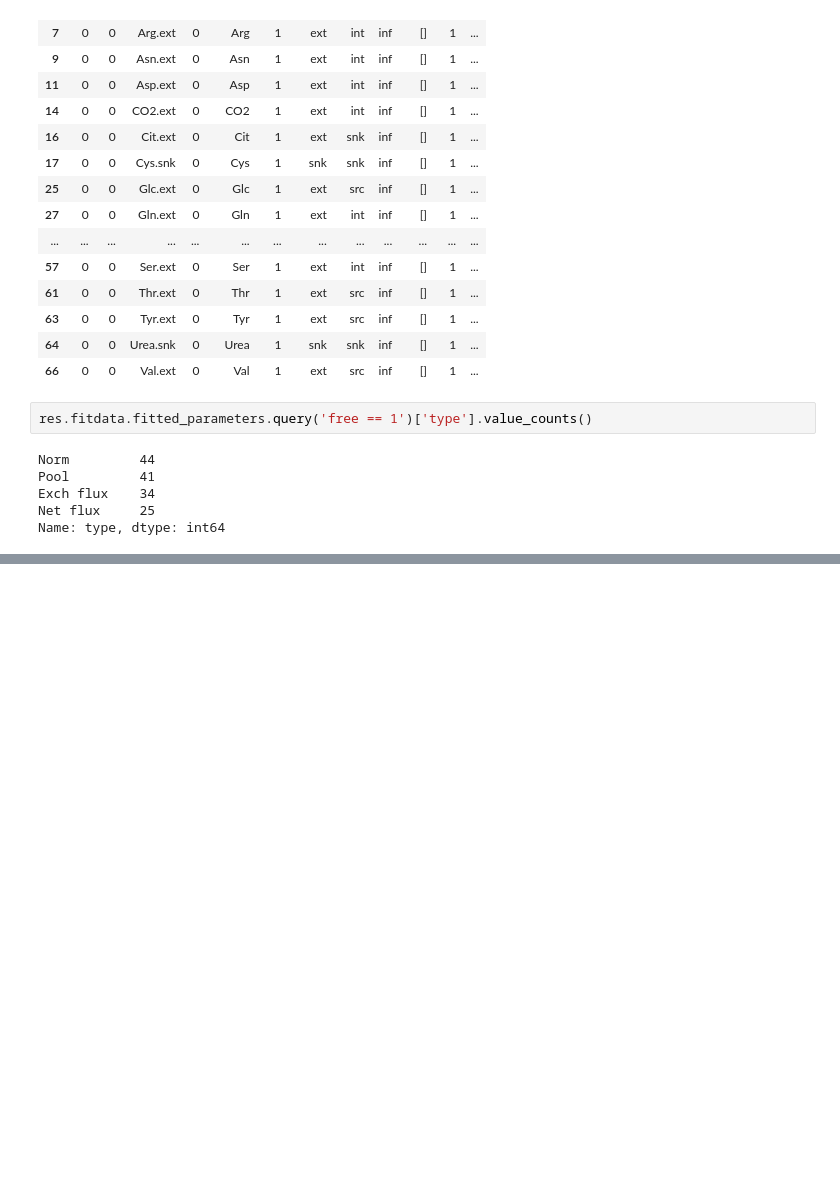
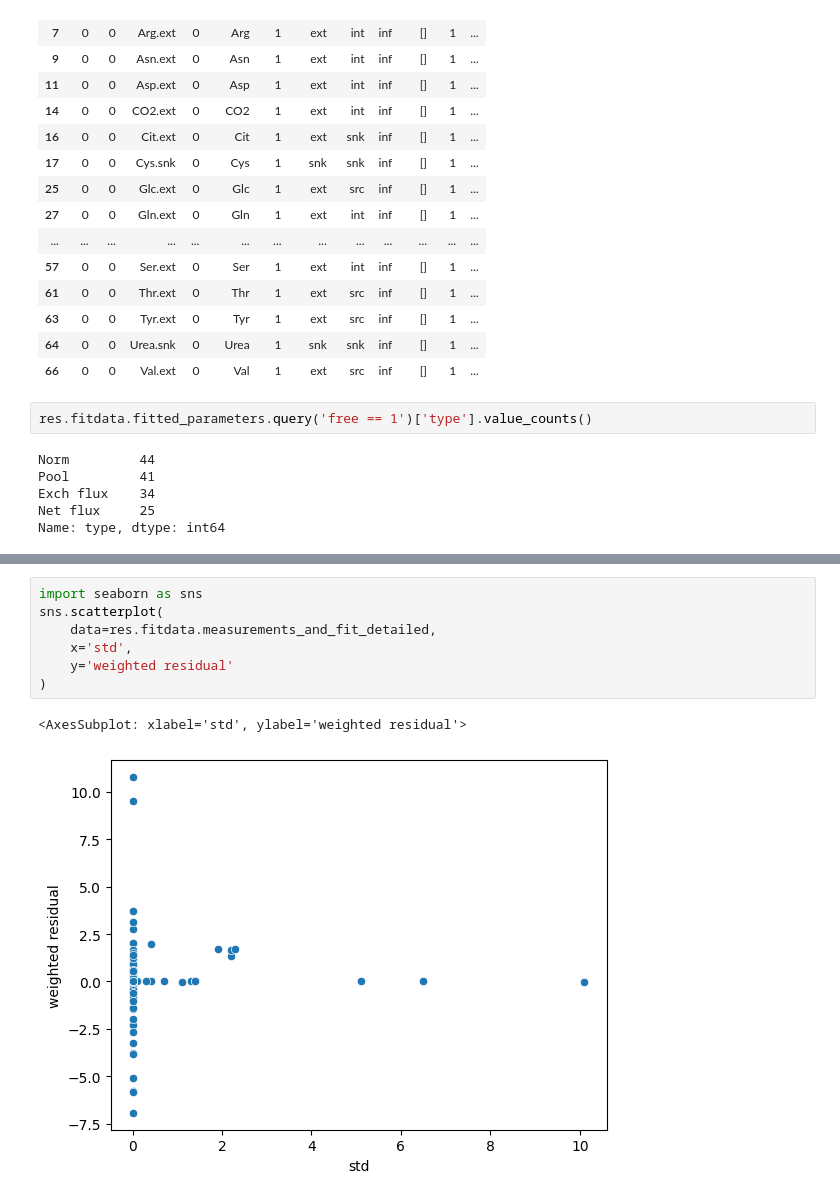
Before and after one commit to biosustain/incawrapper, a Jupyter notebook: docs/examples/Published_data_examples_neural_cells.ipynb, the cells around one changed output, grey strips where cells are left out. Drawn from its saved outputs; the diff is of its cells as text; blank space fills up the shorter version.

```diff
--- a/docs/examples/Published_data_examples_neural_cells.ipynb
+++ b/docs/examples/Published_data_examples_neural_cells.ipynb
@@ -397,0 +414,10 @@ res.fitdata.fitted_parameters.query("id.str.contains('R46')")
+# %%
+import seaborn as sns
+sns.scatterplot(
+    data=res.fitdata.measurements_and_fit_detailed,
+    x='std',
+    y='weighted residual'
+)
+# %% [output]
+<AxesSubplot: xlabel='std', ylabel='weighted residual'>
+[figure, added]
```
Also changed, not shown: parts of 21 cells of this notebook, 4 other files.
